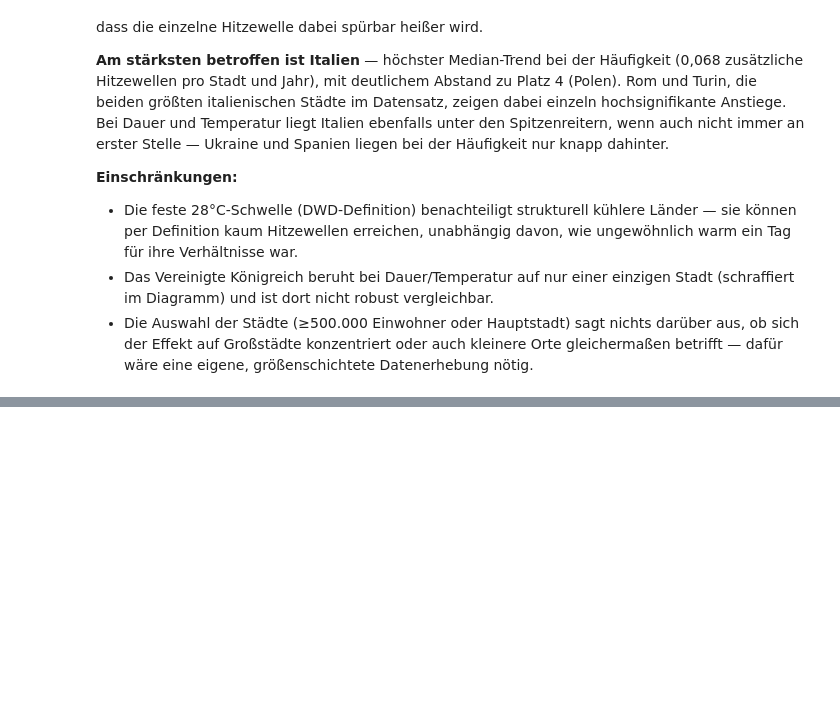
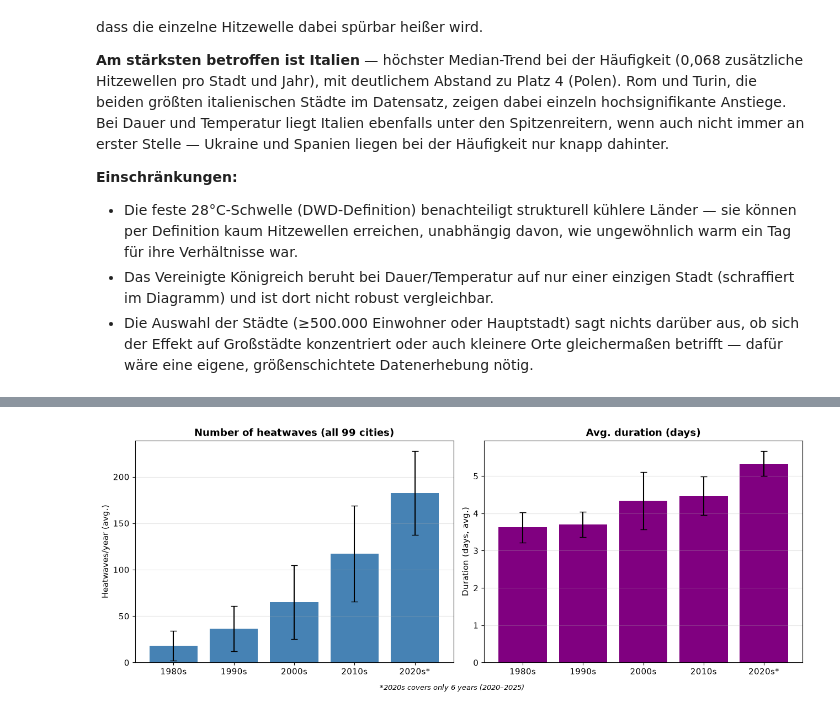
Before and after one commit to mahmoodmoehb2/DS-Project, a Jupyter notebook: RQ3 FINAL.ipynb, the cells around one changed output, grey strips where cells are left out. Cells and saved outputs as stored; diff of their text form; code cells hidden in the pictures; blank space fills up the shorter version.

```diff
--- a/RQ3 FINAL.ipynb
+++ b/RQ3 FINAL.ipynb
@@ -411,0 +440,41 @@ Europaweit sind Hitzewellen seit 1980 signifikant häufiger (+4,0/Jahr, p<0,001)
+# %%
+n_cities = len(cities_df) - len(exclude_idx)
+
+def decade_bin(year):
+    if year < 1990: return "1980s"
+    elif year < 2000: return "1990s"
+    elif year < 2010: return "2000s"
+    elif year < 2020: return "2010s"
+    else: return "2020s*"
+
+yearly["decade"] = yearly["year"].apply(decade_bin)
+decade_order = ["1980s", "1990s", "2000s", "2010s", "2020s*"]
+
+decade_stats = yearly.groupby("decade").agg(
+    freq_mean=("n_heatwaves", "mean"), freq_std=("n_heatwaves", "std"),
+    dur_mean=("avg_duration", "mean"), dur_std=("avg_duration", "std"),
+).reindex(decade_order)
+
+fig, axes = plt.subplots(1, 2, figsize=(13, 4.8))
+
+axes[0].bar(decade_order, decade_stats["freq_mean"], yerr=decade_stats["freq_std"],
+            color="steelblue", capsize=4)
+axes[0].set_title(f"Number of heatwaves (all {n_cities} cities)", fontsize=13, fontweight="bold")
+axes[0].set_ylabel("Heatwaves/year (avg.)", fontsize=11)
+
+axes[1].bar(decade_order, decade_stats["dur_mean"], yerr=decade_stats["dur_std"],
+            color="purple", capsize=4)
+axes[1].set_title("Avg. duration (days)", fontsize=13, fontweight="bold")
+axes[1].set_ylabel("Duration (days, avg.)", fontsize=11)
+
+for ax in axes:
+    ax.tick_params(axis="x", labelsize=11)
+    ax.tick_params(axis="y", labelsize=11)
+    ax.grid(axis="y", alpha=0.3)
+
+fig.text(0.5, -0.02, "*2020s covers only 6 years (2020–2025)", ha="center", fontsize=9, style="italic")
+plt.tight_layout()
+plt.savefig("data/processed/poster_A_decade_bars.png", dpi=300, bbox_inches="tight", facecolor="white")
+plt.show()
+# %% [output]
+[figure, added]
```
Also changed, not shown: parts of 9 cells of this notebook, 30 other files.
